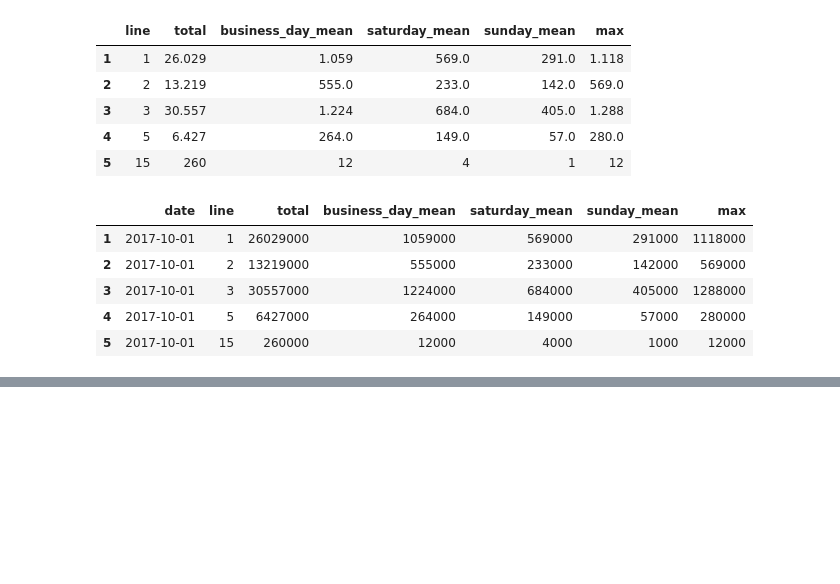
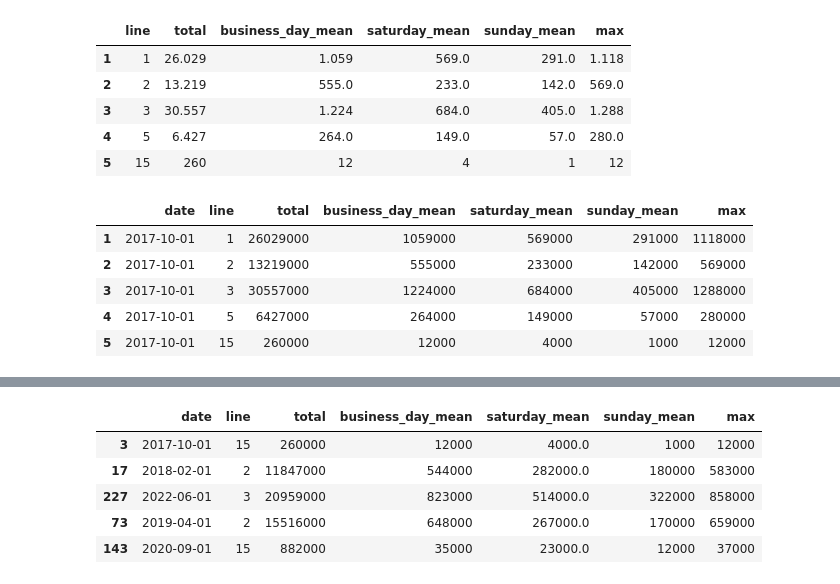
Before and after one commit to OmdenaAI/sao-paulo-chapter-passenger-demand, a Jupyter notebook: src/tasks/task_1_data_collection_preprocessing/etl_old_pel.ipynb, the cells around one changed output, grey strips where cells are left out. Saved outputs shown, nothing was run; the diff lists cells and outputs as text; code cells hidden in the pictures; blank space fills up the shorter version.

```diff
--- a/src/tasks/task_1_data_collection_preprocessing/etl_old_pel.ipynb
+++ b/src/tasks/task_1_data_collection_preprocessing/etl_old_pel.ipynb
@@ -155,0 +219,2 @@ dataset
+# %%
+pd.set_option('display.max_rows', None)
@@ -155,0 +223,17 @@ dataset
+# %%
+df_new = pd.read_csv('publiclines_pel_21-23.csv')
+df_new = df_new.sort_values('date')
+# %%
+dfs_list = [df_filtred, df_new]
+complete_df = pd.concat(dfs_list)
+# %%
+complete_df = complete_df.reset_index()[['date', 'line', 'total', 'business_day_mean', 'saturday_mean', 'sunday_mean', 'max']]
+# %%
+complete_df.sample(5)
+# %% [output]
+|  | date | line | total | business_day_mean | saturday_mean | sunday_mean | max |
+| 3 | 2017-10-01 | 15 | 260000 | 12000 | 4000.0 | 1000 | 12000 |
+| 17 | 2018-02-01 | 2 | 11847000 | 544000 | 282000.0 | 180000 | 583000 |
+| 227 | 2022-06-01 | 3 | 20959000 | 823000 | 514000.0 | 322000 | 858000 |
+| 73 | 2019-04-01 | 2 | 15516000 | 648000 | 267000.0 | 170000 | 659000 |
+| 143 | 2020-09-01 | 15 | 882000 | 35000 | 23000.0 | 12000 | 37000 |
```
Also changed, not shown: parts of 17 cells of this notebook.
